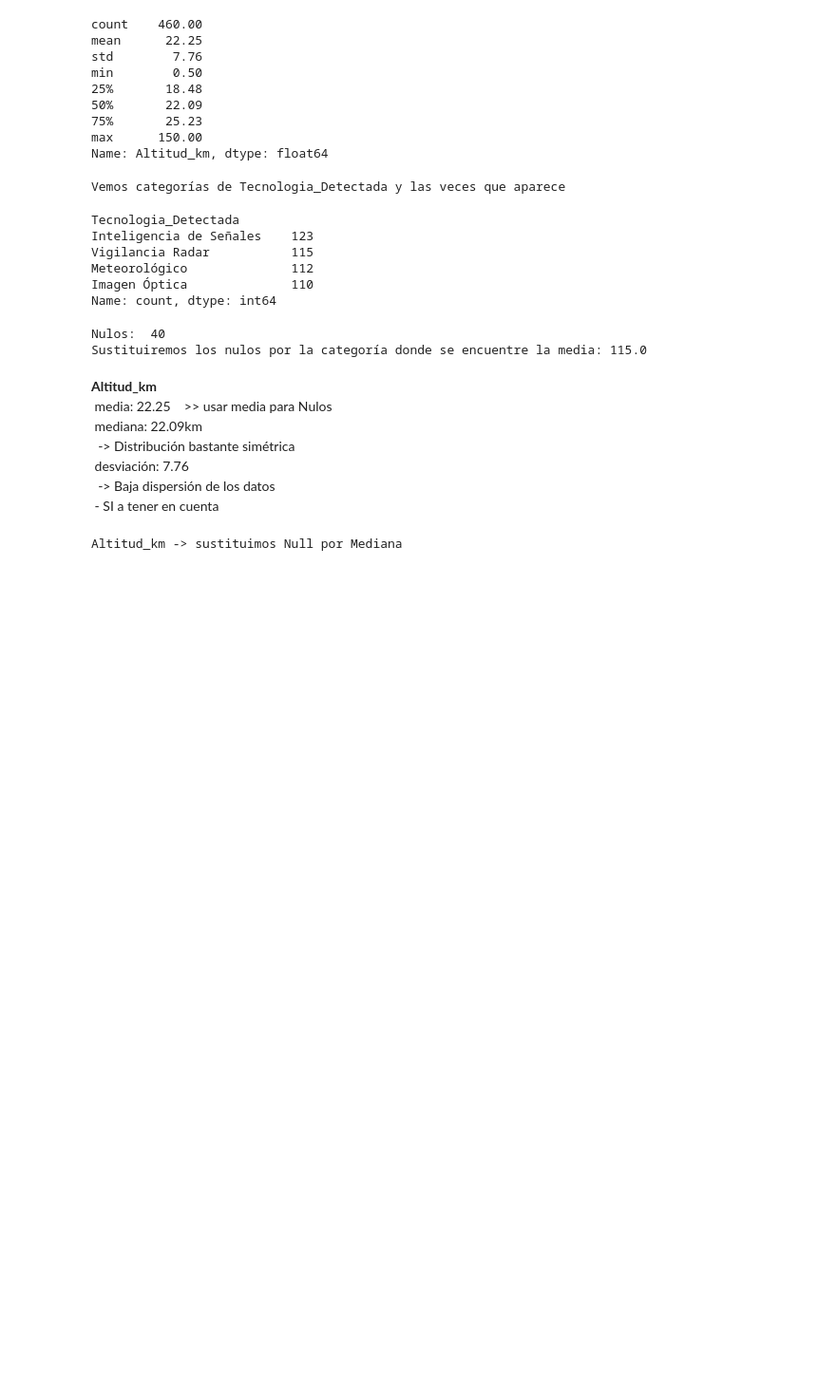
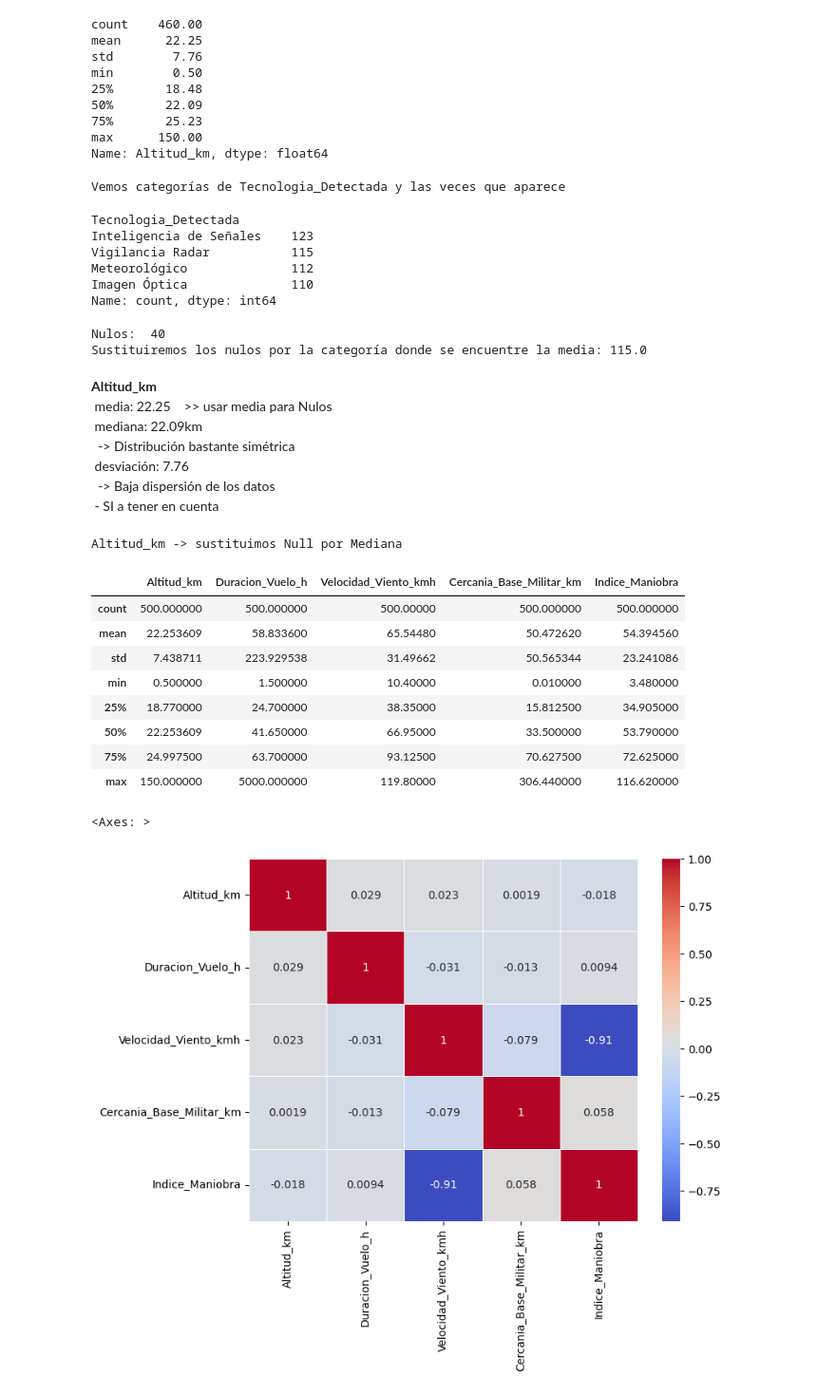
Before and after one commit to PeponeDLG/python_curso, a Jupyter notebook: Analisis/Bloque 4/Practica4.1/practica4.1.ipynb, the cells around one changed output. Shown at 95% size. Cells and saved outputs as stored; diff of their text form; code cells hidden in the pictures; blank space fills up the shorter version.

```diff
--- a/Analisis/Bloque 4/Practica4.1/practica4.1.ipynb
+++ b/Analisis/Bloque 4/Practica4.1/practica4.1.ipynb
@@ -144,3 +145,20 @@ data["Altitud_km"] = data["Altitud_km"].fillna(data["Altitud_km"].mean())
 data.Tecnologia_Detectada = data.Tecnologia_Detectada.fillna("Vigilancia Radar")
 # %% [output]
 Altitud_km -> sustituimos Null por Mediana
+# %%
+display(data.describe())
+correlacion = data.corr(numeric_only=True)
+plt.figure(figsize=(8,6))
+sns.heatmap(correlacion,annot=True,cmap="coolwarm",linewidths=0.5)
+# %% [output]
+|  | Altitud_km | Duracion_Vuelo_h | Velocidad_Viento_kmh | Cercania_Base_Militar_km | Indice_Maniobra |
+| count | 500.000000 | 500.000000 | 500.00000 | 500.000000 | 500.000000 |
+| mean | 22.253609 | 58.833600 | 65.54480 | 50.472620 | 54.394560 |
+| std | 7.438711 | 223.929538 | 31.49662 | 50.565344 | 23.241086 |
+| min | 0.500000 | 1.500000 | 10.40000 | 0.010000 | 3.480000 |
+| 25% | 18.770000 | 24.700000 | 38.35000 | 15.812500 | 34.905000 |
+| 50% | 22.253609 | 41.650000 | 66.95000 | 33.500000 | 53.790000 |
+| 75% | 24.997500 | 63.700000 | 93.12500 | 70.627500 | 72.625000 |
+| max | 150.000000 | 5000.000000 | 119.80000 | 306.440000 | 116.620000 |
+<Axes: >
+[figure, added]
```
Also changed, not shown: parts of 2 cells of this notebook.
